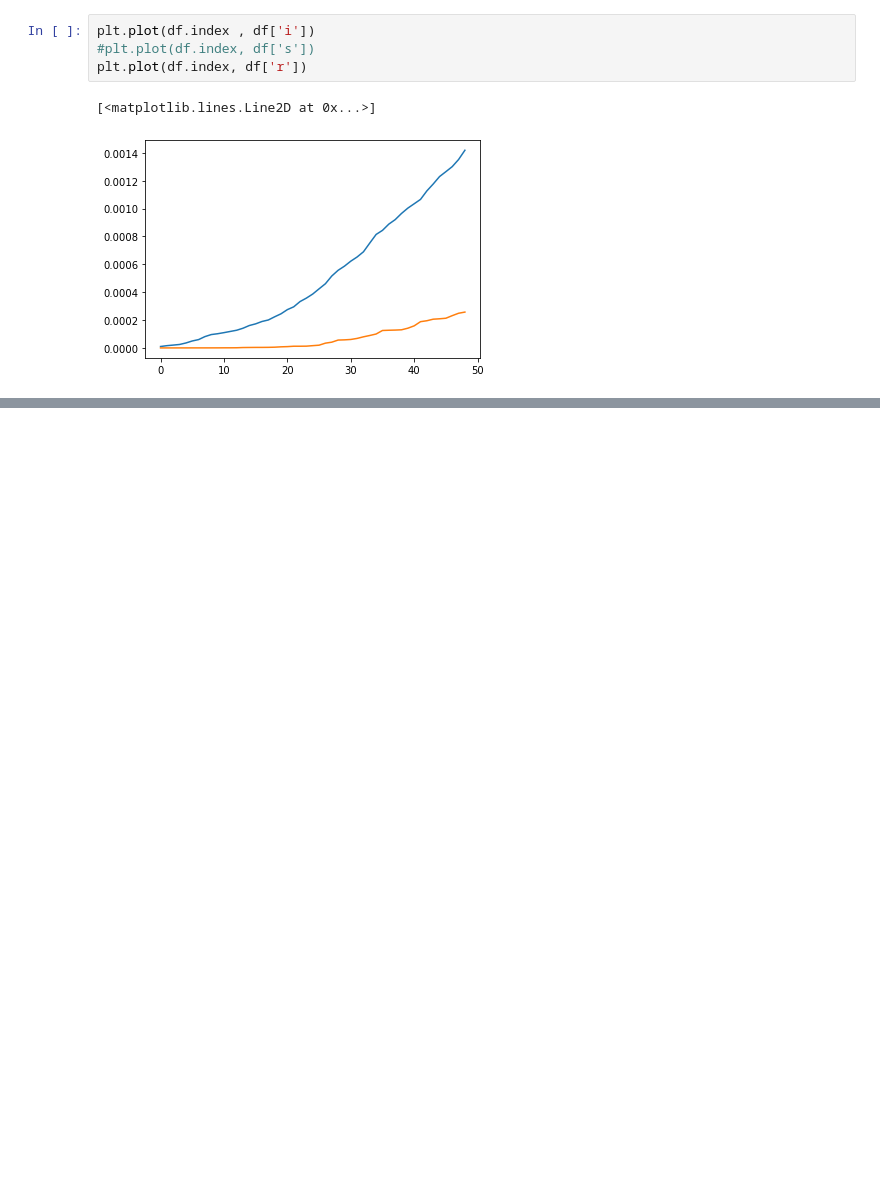
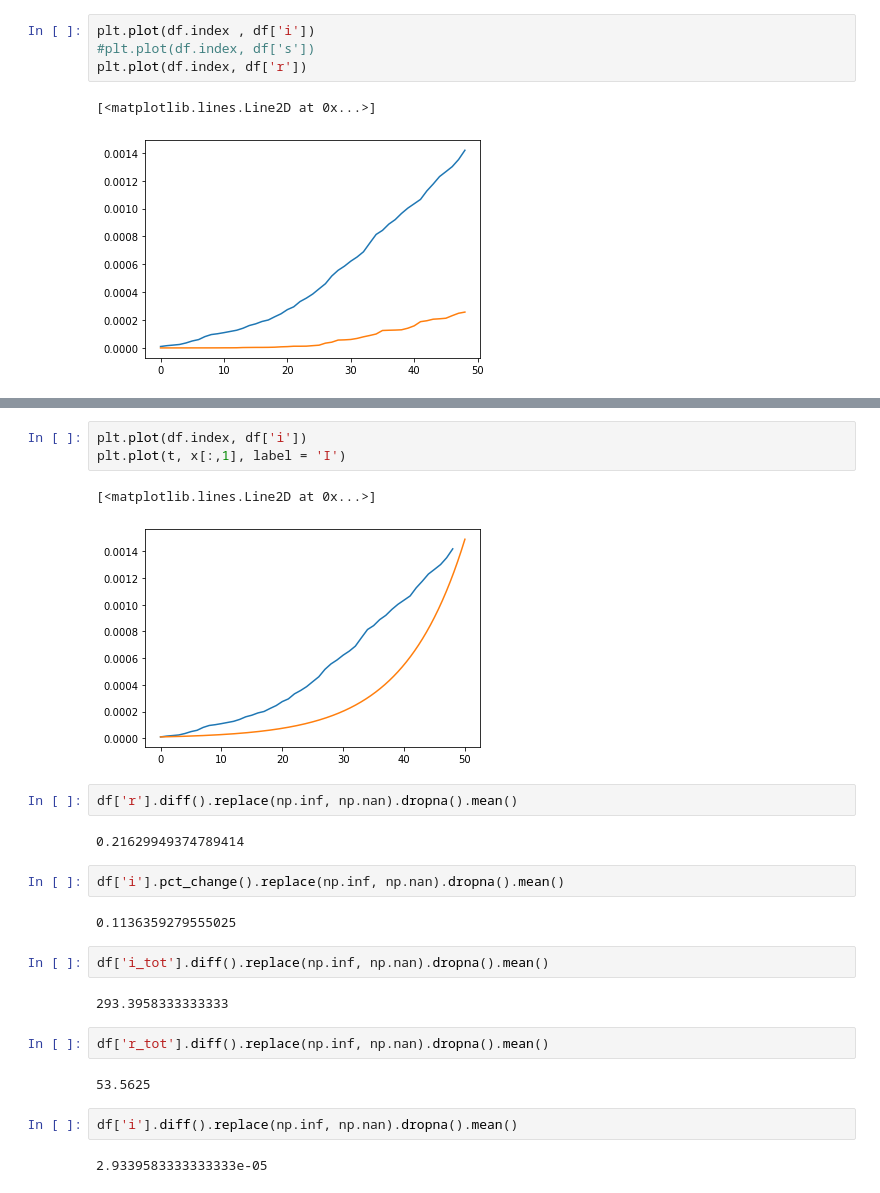
Before and after one commit to yambanis/CovidMDP, a Jupyter notebook: notebooks/SIR/SIR Modeling.ipynb, the cells around one changed output, grey strips where cells are left out. Cells and saved outputs as stored; diff of their text form; blank space fills up the shorter version.

```diff
--- a/notebooks/SIR/SIR Modeling.ipynb
+++ b/notebooks/SIR/SIR Modeling.ipynb
@@ -134,0 +176,26 @@ B/v
+# %%
+plt.plot(df.index, df['i'])
+plt.plot(t, x[:,1], label = 'I')
+# %% [output]
+[<matplotlib.lines.Line2D at 0x...>]
+[figure, added]
+# %%
+df['r'].diff().replace(np.inf, np.nan).dropna().mean()
+# %% [output]
+0.21629949374789414
+# %%
+df['i'].pct_change().replace(np.inf, np.nan).dropna().mean()
+# %% [output]
+0.1136359279555025
+# %%
+df['i_tot'].diff().replace(np.inf, np.nan).dropna().mean()
+# %% [output]
+293.3958333333333
+# %%
+df['r_tot'].diff().replace(np.inf, np.nan).dropna().mean()
+# %% [output]
+53.5625
+# %%
+df['i'].diff().replace(np.inf, np.nan).dropna().mean()
+# %% [output]
+2.9339583333333333e-05
```
Also changed, not shown: parts of 5 cells of this notebook, 1 other file.
